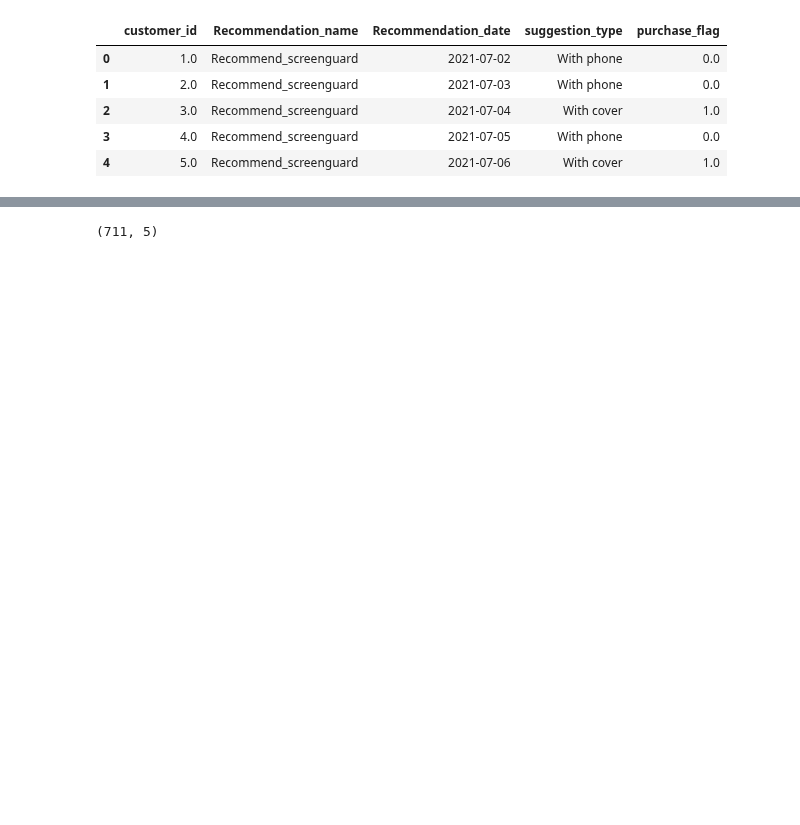
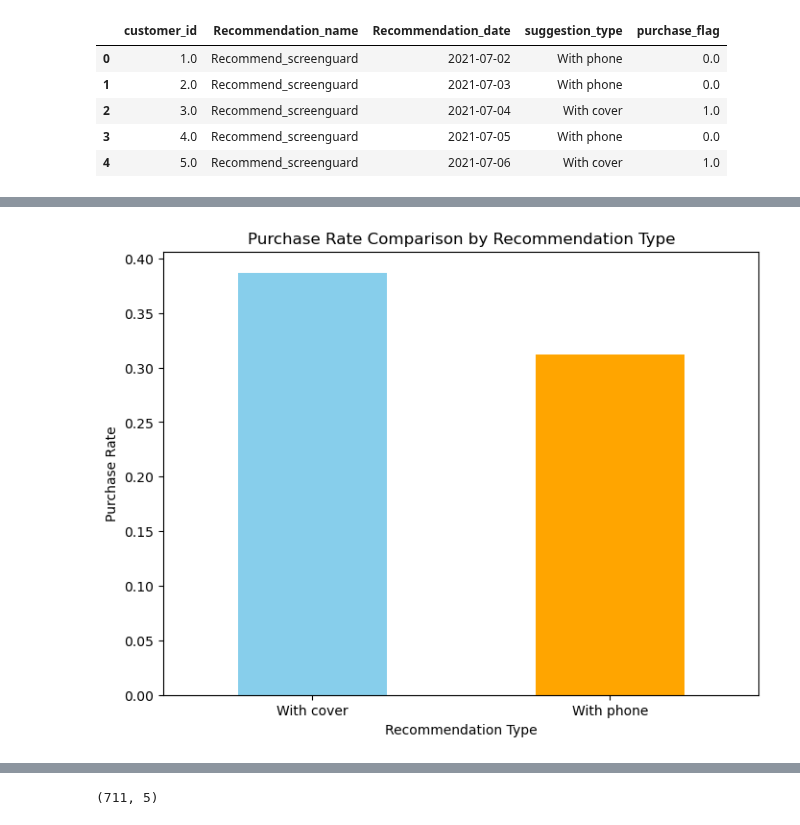
Before and after one commit to Tejjjj/AB-Testing, a Jupyter notebook: AB testing.ipynb, the cells around one changed output, grey strips where cells are left out. Drawn from its saved outputs; the diff is of its cells as text; code cells hidden in the pictures; blank space fills up the shorter version.

```diff
--- a/AB testing.ipynb
+++ b/AB testing.ipynb
@@ -24,0 +38,14 @@ data.head()
+# %%
+#Purchase Rate Comparison
+purchase_rate = data.groupby('suggestion_type')['purchase_flag'].mean()
+plt.figure(figsize=(8, 6))
+
+purchase_rate.plot(kind='bar', color=['skyblue', 'orange'])
+
+plt.title('Purchase Rate Comparison by Recommendation Type')
+plt.xlabel('Recommendation Type')
+plt.ylabel('Purchase Rate')
+plt.xticks(rotation=0)
+plt.show()
+# %% [output]
+[figure, added]
```
Also changed, not shown: parts of 14 cells of this notebook.
